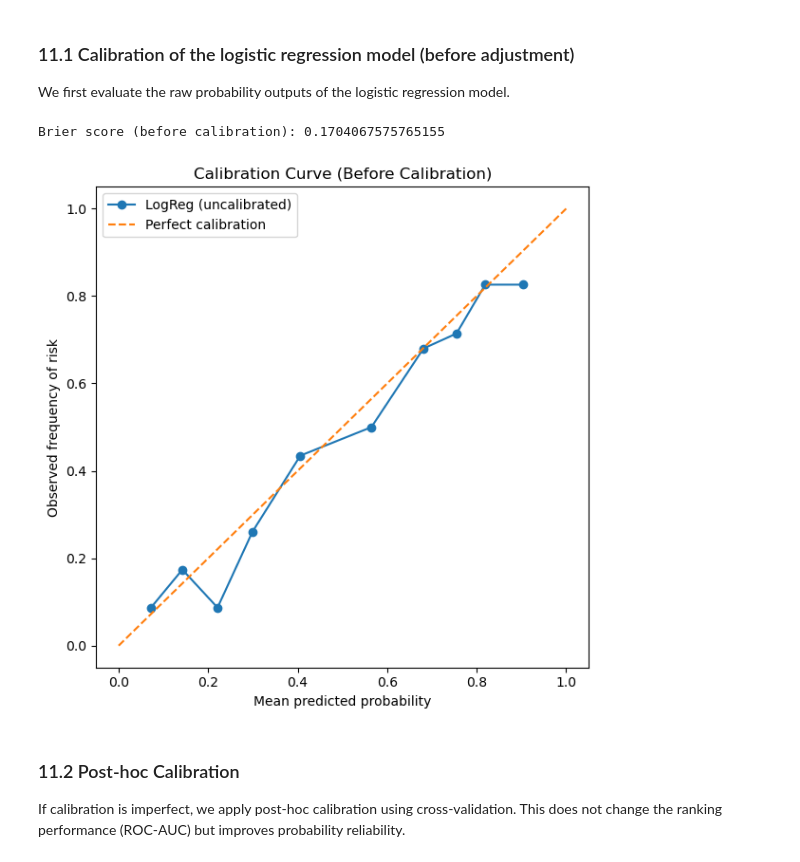
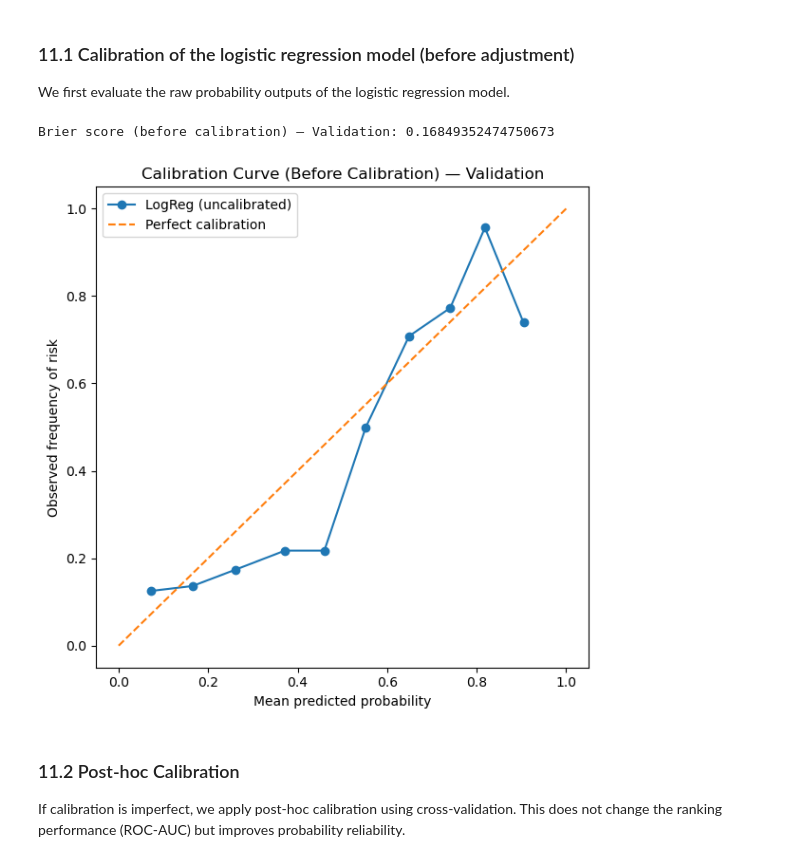
Before and after one commit to Martukigl/wine-analysis-project, a Jupyter notebook: notebooks/04_risk_modeling.ipynb, the cells around one changed output. Saved outputs shown, nothing was run; the diff lists cells and outputs as text; code cells hidden in the pictures.

```diff
--- a/notebooks/04_risk_modeling.ipynb
+++ b/notebooks/04_risk_modeling.ipynb
@@ -214,6 +231,11 @@ We train a Logistic Regression model using:
 - **Class weights** to counter imbalance
 - Probability outputs to enable **threshold tuning** for high recall
 # %%
+from sklearn.pipeline import Pipeline
+from sklearn.preprocessing import StandardScaler
+from sklearn.linear_model import LogisticRegression
+from sklearn.metrics import confusion_matrix, classification_report, roc_auc_score, average_precision_score
+
 logreg_pipe = Pipeline(steps=[
     ("scaler", StandardScaler()),
     ("model", LogisticRegression(
@@ -225,14 +247,14 @@ logreg_pipe = Pipeline(steps=[
 
 logreg_pipe.fit(X_train, y_train)
 
-y_prob = logreg_pipe.predict_proba(X_test)[:, 1]
-y_pred_default = (y_prob >= 0.5).astype(int)
+y_prob_val = logreg_pipe.predict_proba(X_val)[:, 1]
+y_pred_default_val = (y_prob_val >= 0.5).astype(int)
 
-print("Confusion matrix (LogReg, threshold=0.5):")
-print(confusion_matrix(y_test, y_pred_default))
-print("\nClassification report (LogReg, threshold=0.5):")
-print(classification_report(y_test, y_pred_default, digits=3))
+print("Confusion matrix (LogReg, threshold=0.5) — Validation:")
+print(confusion_matrix(y_val, y_pred_default_val))
+print("\nClassification report (LogReg, threshold=0.5) — Validation:")
+print(classification_report(y_val, y_pred_default_val, digits=3))
 
-print("\nROC-AUC:", roc_auc_score(y_test, y_prob))
-print("PR-AUC:", average_precision_score(y_test, y_prob))
+print("\nROC-AUC (val):", roc_auc_score(y_val, y_prob_val))
+print("PR-AUC (val):", average_precision_score(y_val, y_prob_val))
 # %% [output]
@@ -533,30 +584,32 @@ from sklearn.metrics import brier_score_loss
 
 We first evaluate the raw probability outputs of the logistic regression model.
 # %%
-# Calibration curve (before calibration)
+from sklearn.calibration import calibration_curve
+from sklearn.metrics import brier_score_loss
+import matplotlib.pyplot as plt
+
+# Calibration curve (before calibration) — Validation
 prob_true, prob_pred = calibration_curve(
-    y_test,
-    y_prob,
+    y_val, y_prob_val,
     n_bins=10,
     strategy="quantile"
 )
 
-brier_before = brier_score_loss(y_test, y_prob)
+brier_before = brier_score_loss(y_val, y_prob_val)
+print("Brier score (before calibration) — Validation:", brier_before)
 
-print("Brier score (before calibration):", brier_before)
-
-plt.figure(figsize=(6,6))
+plt.figure(figsize=(6, 6))
 plt.plot(prob_pred, prob_true, marker="o", label="LogReg (uncalibrated)")
 plt.plot([0, 1], [0, 1], linestyle="--", label="Perfect calibration")
 plt.xlabel("Mean predicted probability")
 plt.ylabel("Observed frequency of risk")
-plt.title("Calibration Curve (Before Calibration)")
+plt.title("Calibration Curve (Before Calibration) — Validation")
 plt.legend()
 plt.tight_layout()
 plt.show()
 # %% [output]
-Brier score (before calibration): 0.1704067575765155
+Brier score (before calibration) — Validation: 0.16849352474750673
-[figure, old version]
+[figure, new version]
 # %% [markdown]
 ### 11.2 Post-hoc Calibration
 
```
Also changed, not shown: parts of 30 cells of this notebook, 1 other file.
